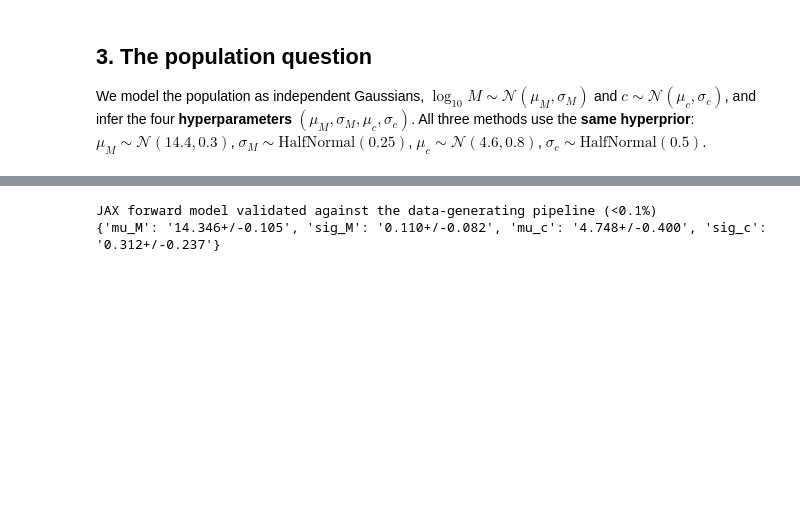
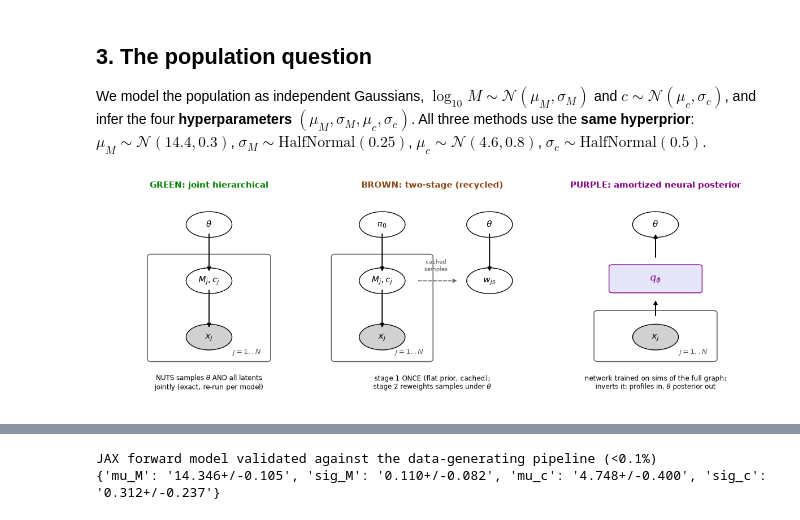
Before and after one commit to LSSTDESC/CL-SBI, a Jupyter notebook: notebooks/tutorial_01_population_inference/tutorial_01_population_inference.ipynb, the cells around one changed output, grey strips where cells are left out. Cells and saved outputs as stored; diff of their text form; code cells hidden in the pictures; blank space fills up the shorter version.

```diff
--- a/notebooks/tutorial_01_population_inference/tutorial_01_population_inference.ipynb
+++ b/notebooks/tutorial_01_population_inference/tutorial_01_population_inference.ipynb
@@ -161,3 +182,57 @@ and infer the four **hyperparameters** $(\mu_M, \sigma_M, \mu_c, \sigma_c)$.
 All three methods use the **same hyperprior**:
 $\mu_M \sim \mathcal{N}(14.4, 0.3)$, $\sigma_M \sim \mathrm{HalfNormal}(0.25)$,
 $\mu_c \sim \mathcal{N}(4.6, 0.8)$, $\sigma_c \sim \mathrm{HalfNormal}(0.5)$.
+# %%
+# --- what actually differs between the three approaches? (PGMs) ---------------
+import matplotlib.patches as mpatches
+
+def node(ax, x, y, label, observed=False, fs=11):
+    ax.add_patch(plt.Circle((x, y), 0.32, fc="0.82" if observed else "white", ec="k", zorder=3))
+    ax.text(x, y, label, ha="center", va="center", fontsize=fs, zorder=4)
+
+def arrow(ax, x0, y0, x1, y1):
+    ax.annotate("", xy=(x1, y1), xytext=(x0, y0),
+                arrowprops=dict(arrowstyle="-|>", color="k", lw=1.4, shrinkA=12, shrinkB=12))
+
+def plate(ax, x, y, w, h, label):
+    ax.add_patch(mpatches.FancyBboxPatch((x, y), w, h, boxstyle="round,pad=0.06",
+                                         fill=False, ec="0.4", lw=1.2))
+    ax.text(x + w - 0.08, y + 0.08, label, ha="right", va="bottom", fontsize=9, color="0.35")
+
+fig, axes = plt.subplots(1, 3, figsize=(12, 4.2))
+for ax, title, color in zip(axes, ["GREEN: joint hierarchical", "BROWN: two-stage (recycled)",
+                                   "PURPLE: amortized neural posterior"], ["green", "saddlebrown", "purple"]):
+    ax.set_xlim(0, 3); ax.set_ylim(-0.9, 4.3); ax.axis("off")
+    ax.set_title(title, fontsize=11, color=color, fontweight="bold")
+
+# green: theta -> (M_j,c_j) -> x_j, one joint inference
+ax = axes[0]
+node(ax, 1.5, 3.5, r"$\theta$"); node(ax, 1.5, 2.1, r"$M_j, c_j$"); node(ax, 1.5, 0.7, r"$x_j$", observed=True)
+arrow(ax, 1.5, 3.5, 1.5, 2.1); arrow(ax, 1.5, 2.1, 1.5, 0.7)
+plate(ax, 0.7, 0.15, 1.6, 2.55, r"$j=1..N$")
+ax.text(1.5, -0.6, "NUTS samples $\\theta$ AND all latents\njointly (exact, re-run per model)", ha="center", fontsize=8.5)
+
+# brown: stage 1 per cluster with flat prior; stage 2 reweight cached samples by theta
+ax = axes[1]
+node(ax, 0.8, 3.5, r"$\pi_0$"); node(ax, 0.8, 2.1, r"$M_j, c_j$"); node(ax, 0.8, 0.7, r"$x_j$", observed=True)
+arrow(ax, 0.8, 3.5, 0.8, 2.1); arrow(ax, 0.8, 2.1, 0.8, 0.7)
+plate(ax, 0.15, 0.15, 1.3, 2.55, r"$j=1..N$")
+node(ax, 2.3, 3.5, r"$\theta$"); node(ax, 2.3, 2.1, r"$w_{js}$")
+arrow(ax, 2.3, 3.5, 2.3, 2.1)
+ax.annotate("", xy=(2.0, 2.1), xytext=(1.15, 2.1),
+            arrowprops=dict(arrowstyle="-|>", color="0.4", lw=1.2, ls="--", shrinkA=14, shrinkB=14))
+ax.text(1.55, 2.35, "cached\nsamples", ha="center", fontsize=7.5, color="0.35")
+ax.text(1.5, -0.6, "stage 1 ONCE (flat prior, cached);\nstage 2 reweights samples under $\\theta$", ha="center", fontsize=8.5)
+
+# purple: x_j -> neural net -> theta (inference direction)
+ax = axes[2]
+node(ax, 1.5, 0.7, r"$x_j$", observed=True)
+plate(ax, 0.7, 0.15, 1.6, 1.15, r"$j=1..N$")
+ax.add_patch(mpatches.FancyBboxPatch((0.9, 1.85), 1.2, 0.6, boxstyle="round,pad=0.05", fc="lavender", ec="purple"))
+ax.text(1.5, 2.15, r"$q_\phi$", ha="center", va="center", fontsize=12, color="purple")
+node(ax, 1.5, 3.5, r"$\theta$")
+arrow(ax, 1.5, 1.0, 1.5, 1.85); arrow(ax, 1.5, 2.45, 1.5, 3.5)
+ax.text(1.5, -0.6, "network trained on sims of the full graph;\ninverts it: profiles in, $\\theta$ posterior out", ha="center", fontsize=8.5)
+plt.tight_layout(); plt.show()
+# %% [output]
+[figure, added]
```
Also changed, not shown: parts of 4 cells of this notebook, 1 other file.
